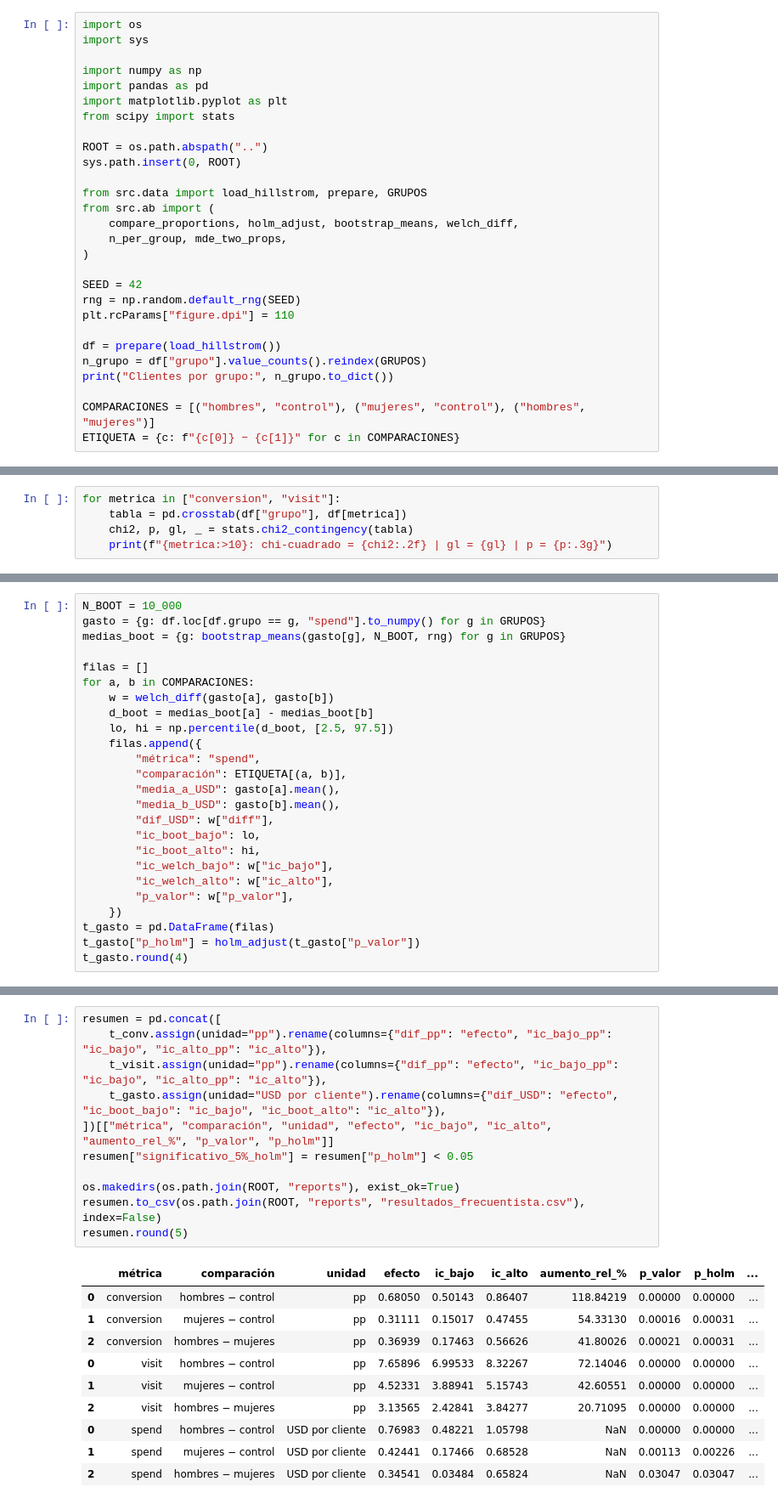
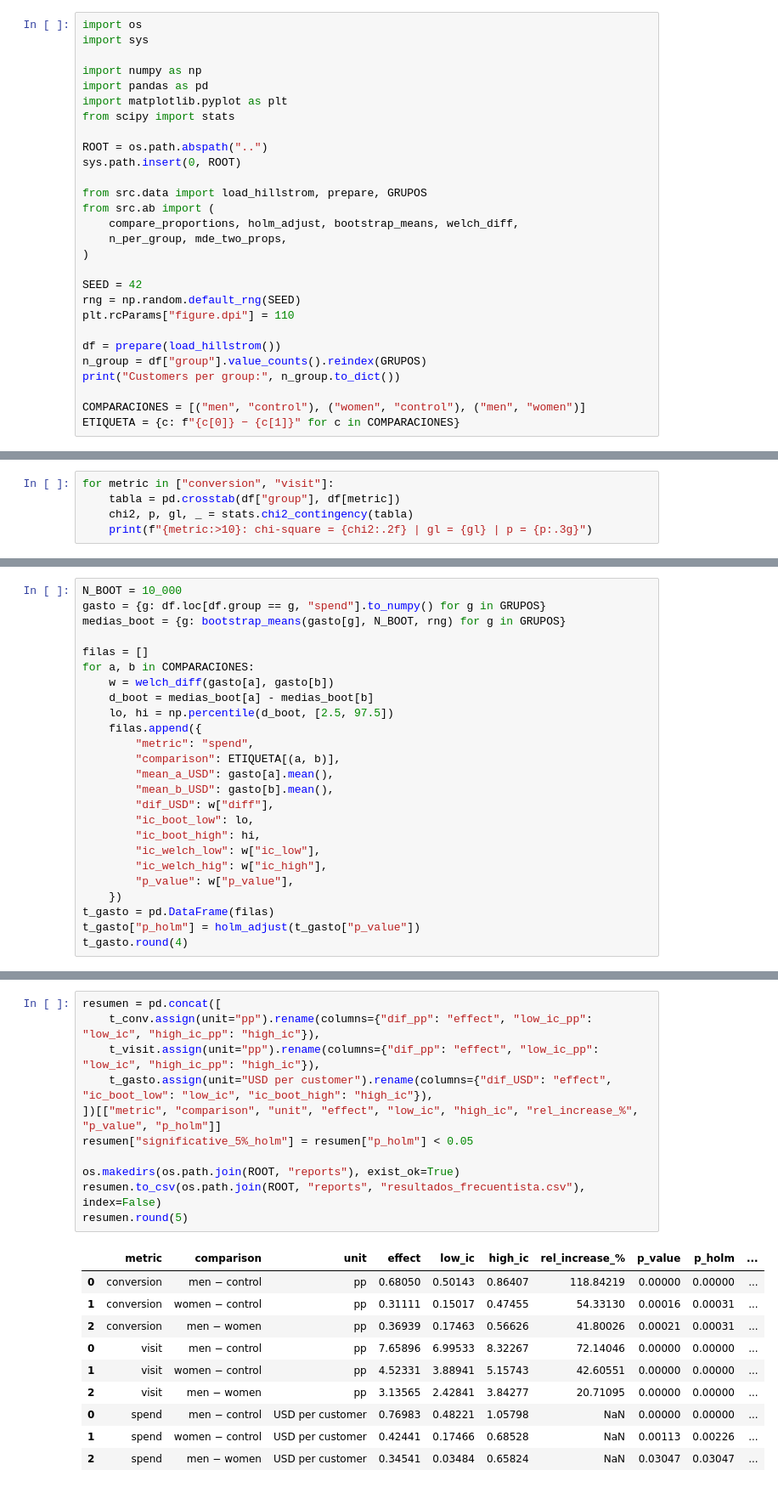
Before and after one commit to CarlosAdolfoPeralta/project_statistics_hillstrom, a Jupyter notebook: notebooks/02_analisis_frecuentista.ipynb, the cells around one changed output, grey strips where cells are left out. Shown at 85% size. Saved outputs shown, nothing was run; the diff lists cells and outputs as text.

```diff
--- a/notebooks/02_analisis_frecuentista.ipynb
+++ b/notebooks/02_analisis_frecuentista.ipynb
@@ -39,9 +39,9 @@ rng = np.random.default_rng(SEED)
 plt.rcParams["figure.dpi"] = 110
 
 df = prepare(load_hillstrom())
-n_grupo = df["grupo"].value_counts().reindex(GRUPOS)
-print("Clientes por grupo:", n_grupo.to_dict())
+n_group = df["group"].value_counts().reindex(GRUPOS)
+print("Customers per group:", n_group.to_dict())
 
-COMPARACIONES = [("hombres", "control"), ("mujeres", "control"), ("hombres", "mujeres")]
+COMPARACIONES = [("men", "control"), ("women", "control"), ("men", "women")]
 ETIQUETA = {c: f"{c[0]} − {c[1]}" for c in COMPARACIONES}
 # %% [output]
@@ -53,6 +53,6 @@ Antes de comparar grupos de a pares, una prueba chi-cuadrado sobre los tres grup
 # %%
-for metrica in ["conversion", "visit"]:
-    tabla = pd.crosstab(df["grupo"], df[metrica])
+for metric in ["conversion", "visit"]:
+    tabla = pd.crosstab(df["group"], df[metric])
     chi2, p, gl, _ = stats.chi2_contingency(tabla)
-    print(f"{metrica:>10}: chi-cuadrado = {chi2:.2f} | gl = {gl} | p = {p:.3g}")
+    print(f"{metric:>10}: chi-square = {chi2:.2f} | gl = {gl} | p = {p:.3g}")
 # %% [output]
@@ -137,6 +137,6 @@ Como el 99 % de los clientes tiene gasto cero y entre quienes compran hay una co
 # %%
 N_BOOT = 10_000
-gasto = {g: df.loc[df.grupo == g, "spend"].to_numpy() for g in GRUPOS}
+gasto = {g: df.loc[df.group == g, "spend"].to_numpy() for g in GRUPOS}
 medias_boot = {g: bootstrap_means(gasto[g], N_BOOT, rng) for g in GRUPOS}
 
 filas = []
@@ -145,18 +145,18 @@ for a, b in COMPARACIONES:
     d_boot = medias_boot[a] - medias_boot[b]
     lo, hi = np.percentile(d_boot, [2.5, 97.5])
     filas.append({
-        "métrica": "spend",
-        "comparación": ETIQUETA[(a, b)],
-        "media_a_USD": gasto[a].mean(),
-        "media_b_USD": gasto[b].mean(),
+        "metric": "spend",
+        "comparison": ETIQUETA[(a, b)],
+        "mean_a_USD": gasto[a].mean(),
+        "mean_b_USD": gasto[b].mean(),
         "dif_USD": w["diff"],
-        "ic_boot_bajo": lo,
-        "ic_boot_alto": hi,
-        "ic_welch_bajo": w["ic_bajo"],
-        "ic_welch_alto": w["ic_alto"],
-        "p_valor": w["p_valor"],
+        "ic_boot_low": lo,
+        "ic_boot_high": hi,
+        "ic_welch_low": w["ic_low"],
+        "ic_welch_hig": w["ic_high"],
+        "p_value": w["p_value"],
     })
 t_gasto = pd.DataFrame(filas)
-t_gasto["p_holm"] = holm_adjust(t_gasto["p_valor"])
+t_gasto["p_holm"] = holm_adjust(t_gasto["p_value"])
 t_gasto.round(4)
 # %% [output]
@@ -237,22 +237,22 @@ Todos los efectos en una sola tabla, que también se guarda en `reports/resultad
 # %%
 resumen = pd.concat([
-    t_conv.assign(unidad="pp").rename(columns={"dif_pp": "efecto", "ic_bajo_pp": "ic_bajo", "ic_alto_pp": "ic_alto"}),
-    t_visit.assign(unidad="pp").rename(columns={"dif_pp": "efecto", "ic_bajo_pp": "ic_bajo", "ic_alto_pp": "ic_alto"}),
-    t_gasto.assign(unidad="USD por cliente").rename(columns={"dif_USD": "efecto", "ic_boot_bajo": "ic_bajo", "ic_boot_alto": "ic_alto"}),
-])[["métrica", "comparación", "unidad", "efecto", "ic_bajo", "ic_alto", "aumento_rel_%", "p_valor", "p_holm"]]
-resumen["significativo_5%_holm"] = resumen["p_holm"] < 0.05
+    t_conv.assign(unit="pp").rename(columns={"dif_pp": "effect", "low_ic_pp": "low_ic", "high_ic_pp": "high_ic"}),
+    t_visit.assign(unit="pp").rename(columns={"dif_pp": "effect", "low_ic_pp": "low_ic", "high_ic_pp": "high_ic"}),
+    t_gasto.assign(unit="USD per customer").rename(columns={"dif_USD": "effect", "ic_boot_low": "low_ic", "ic_boot_high": "high_ic"}),
+])[["metric", "comparison", "unit", "effect", "low_ic", "high_ic", "rel_increase_%", "p_value", "p_holm"]]
+resumen["significative_5%_holm"] = resumen["p_holm"] < 0.05
 
 os.makedirs(os.path.join(ROOT, "reports"), exist_ok=True)
 resumen.to_csv(os.path.join(ROOT, "reports", "resultados_frecuentista.csv"), index=False)
 resumen.round(5)
 # %% [output]
-|  | métrica | comparación | unidad | efecto | ic_bajo | ic_alto | aumento_rel_% | p_valor | p_holm | ... |
-| 0 | conversion | hombres − control | pp | 0.68050 | 0.50143 | 0.86407 | 118.84219 | 0.00000 | 0.00000 | ... |
-| 1 | conversion | mujeres − control | pp | 0.31111 | 0.15017 | 0.47455 | 54.33130 | 0.00016 | 0.00031 | ... |
-| 2 | conversion | hombres − mujeres | pp | 0.36939 | 0.17463 | 0.56626 | 41.80026 | 0.00021 | 0.00031 | ... |
-| 0 | visit | hombres − control | pp | 7.65896 | 6.99533 | 8.32267 | 72.14046 | 0.00000 | 0.00000 | ... |
-| 1 | visit | mujeres − control | pp | 4.52331 | 3.88941 | 5.15743 | 42.60551 | 0.00000 | 0.00000 | ... |
-| 2 | visit | hombres − mujeres | pp | 3.13565 | 2.42841 | 3.84277 | 20.71095 | 0.00000 | 0.00000 | ... |
-| 0 | spend | hombres − control | USD por cliente | 0.76983 | 0.48221 | 1.05798 | NaN | 0.00000 | 0.00000 | ... |
-| 1 | spend | mujeres − control | USD por cliente | 0.42441 | 0.17466 | 0.68528 | NaN | 0.00113 | 0.00226 | ... |
-| 2 | spend | hombres − mujeres | USD por cliente | 0.34541 | 0.03484 | 0.65824 | NaN | 0.03047 | 0.03047 | ... |
+|  | metric | comparison | unit | effect | low_ic | high_ic | rel_increase_% | p_value | p_holm | ... |
+| 0 | conversion | men − control | pp | 0.68050 | 0.50143 | 0.86407 | 118.84219 | 0.00000 | 0.00000 | ... |
+| 1 | conversion | women − control | pp | 0.31111 | 0.15017 | 0.47455 | 54.33130 | 0.00016 | 0.00031 | ... |
+| 2 | conversion | men − women | pp | 0.36939 | 0.17463 | 0.56626 | 41.80026 | 0.00021 | 0.00031 | ... |
+| 0 | visit | men − control | pp | 7.65896 | 6.99533 | 8.32267 | 72.14046 | 0.00000 | 0.00000 | ... |
+| 1 | visit | women − control | pp | 4.52331 | 3.88941 | 5.15743 | 42.60551 | 0.00000 | 0.00000 | ... |
+| 2 | visit | men − women | pp | 3.13565 | 2.42841 | 3.84277 | 20.71095 | 0.00000 | 0.00000 | ... |
+| 0 | spend | men − control | USD per customer | 0.76983 | 0.48221 | 1.05798 | NaN | 0.00000 | 0.00000 | ... |
+| 1 | spend | women − control | USD per customer | 0.42441 | 0.17466 | 0.68528 | NaN | 0.00113 | 0.00226 | ... |
+| 2 | spend | men − women | USD per customer | 0.34541 | 0.03484 | 0.65824 | NaN | 0.03047 | 0.03047 | ... |
```
Also changed, not shown: parts of 41 cells of this notebook, 12 other files.
